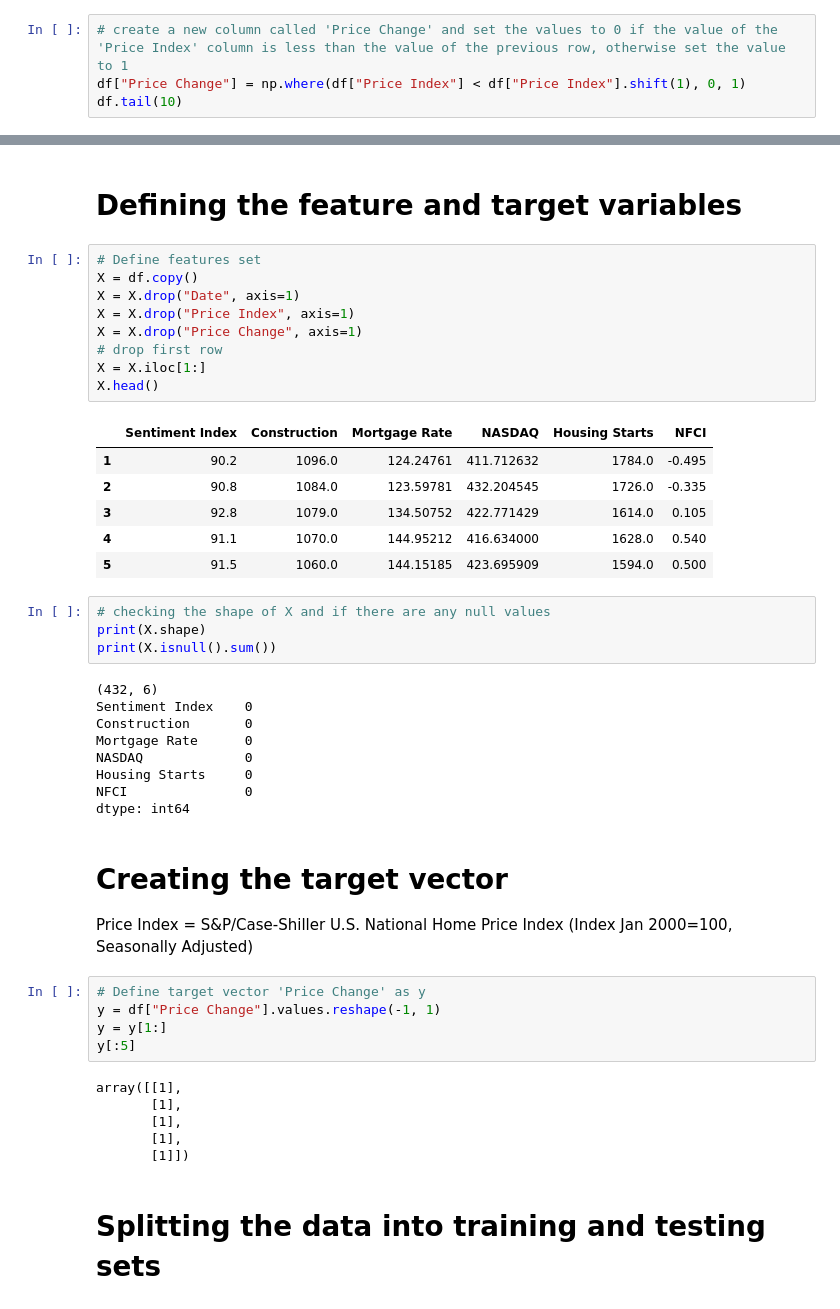
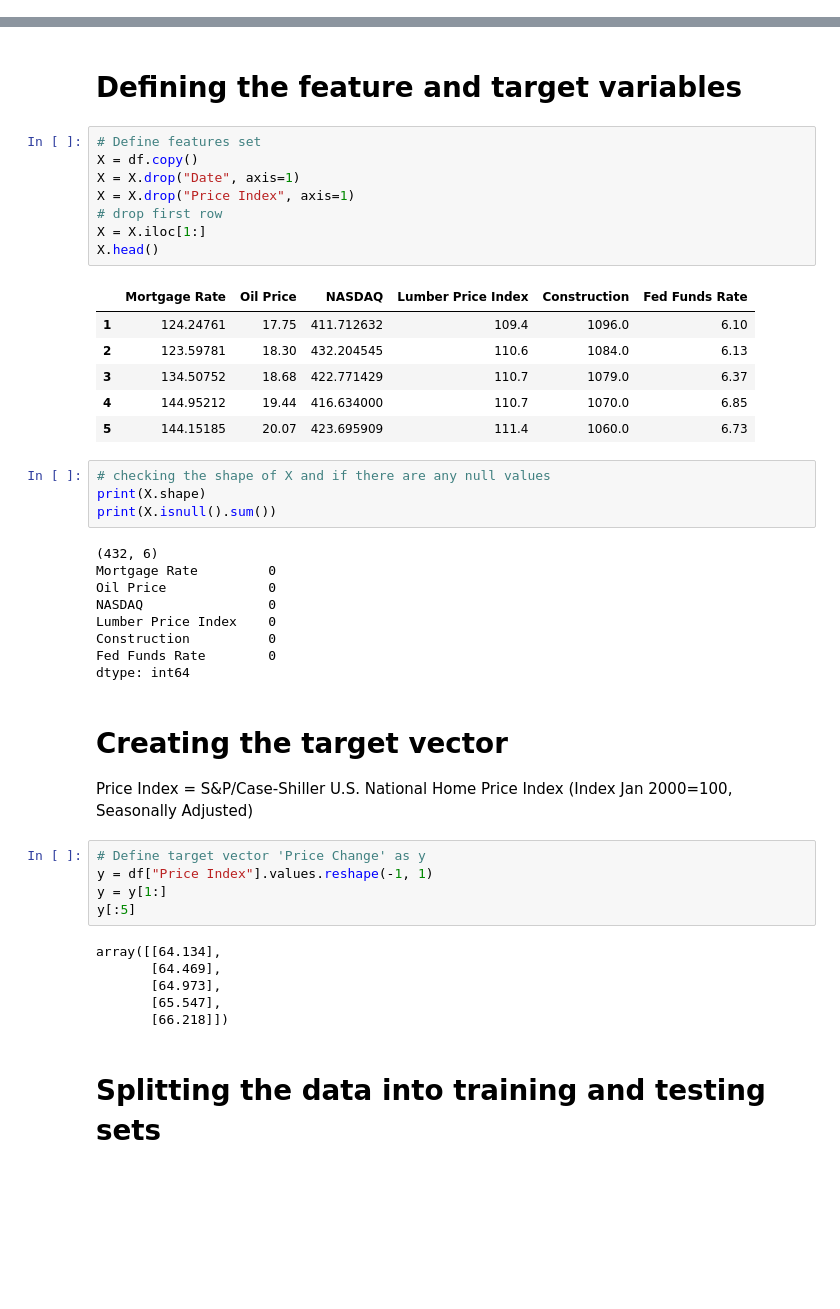
Before and after one commit to CptSasquatch/project-4, a Jupyter notebook: jason/us_housing_streamlined.ipynb, the cells around one changed output, grey strips where cells are left out. Drawn from its saved outputs; the diff is of its cells as text; blank space fills up the shorter version.

```diff
--- a/jason/us_housing_streamlined.ipynb
+++ b/jason/us_housing_streamlined.ipynb
@@ -47,4 +46,0 @@ df.tail()
-# %%
-# create a new column called 'Price Change' and set the values to 0 if the value of the 'Price Index' column is less than the value of the previous row, otherwise set the value to 1
-df["Price Change"] = np.where(df["Price Index"] < df["Price Index"].shift(1), 0, 1)
-df.tail(10)
@@ -72,46 +49,45 @@ Name: Price Change, dtype: int64
 # %%
 # Define features set
 X = df.copy()
 X = X.drop("Date", axis=1)
 X = X.drop("Price Index", axis=1)
-X = X.drop("Price Change", axis=1)
 # drop first row
 X = X.iloc[1:]
 X.head()
 # %% [output]
-|  | Sentiment Index | Construction | Mortgage Rate | NASDAQ | Housing Starts | NFCI |
-| 1 | 90.2 | 1096.0 | 124.24761 | 411.712632 | 1784.0 | -0.495 |
-| 2 | 90.8 | 1084.0 | 123.59781 | 432.204545 | 1726.0 | -0.335 |
-| 3 | 92.8 | 1079.0 | 134.50752 | 422.771429 | 1614.0 | 0.105 |
-| 4 | 91.1 | 1070.0 | 144.95212 | 416.634000 | 1628.0 | 0.540 |
-| 5 | 91.5 | 1060.0 | 144.15185 | 423.695909 | 1594.0 | 0.500 |
+|  | Mortgage Rate | Oil Price | NASDAQ | Lumber Price Index | Construction | Fed Funds Rate |
+| 1 | 124.24761 | 17.75 | 411.712632 | 109.4 | 1096.0 | 6.10 |
+| 2 | 123.59781 | 18.30 | 432.204545 | 110.6 | 1084.0 | 6.13 |
+| 3 | 134.50752 | 18.68 | 422.771429 | 110.7 | 1079.0 | 6.37 |
+| 4 | 144.95212 | 19.44 | 416.634000 | 110.7 | 1070.0 | 6.85 |
+| 5 | 144.15185 | 20.07 | 423.695909 | 111.4 | 1060.0 | 6.73 |
 # %%
 # checking the shape of X and if there are any null values
 print(X.shape)
 print(X.isnull().sum())
 # %% [output]
 (432, 6)
-Sentiment Index    0
-Construction       0
-Mortgage Rate      0
-NASDAQ             0
-Housing Starts     0
-NFCI               0
+Mortgage Rate         0
+Oil Price             0
+NASDAQ                0
+Lumber Price Index    0
+Construction          0
+Fed Funds Rate        0
 dtype: int64
 # %% [markdown]
 # Creating the target vector
 Price Index = S&P/Case-Shiller U.S. National Home Price Index (Index Jan 2000=100, Seasonally Adjusted)
 # %%
 # Define target vector 'Price Change' as y
-y = df["Price Change"].values.reshape(-1, 1)
+y = df["Price Index"].values.reshape(-1, 1)
 y = y[1:]
 y[:5]
 # %% [output]
-array([[1],
-       [1],
-       [1],
-       [1],
-       [1]])
+array([[64.134],
+       [64.469],
+       [64.973],
+       [65.547],
+       [66.218]])
 # %% [markdown]
 # Splitting the data into training and testing sets
 # %%
```
Also changed, not shown: parts of 21 cells of this notebook, 30 other files.
